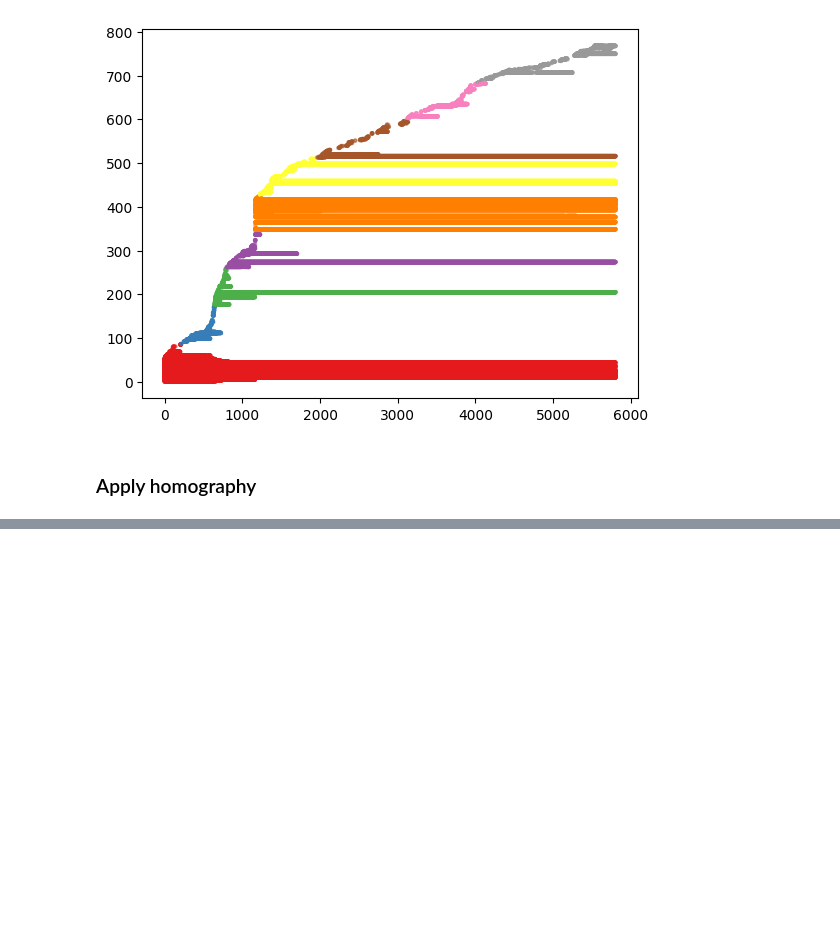
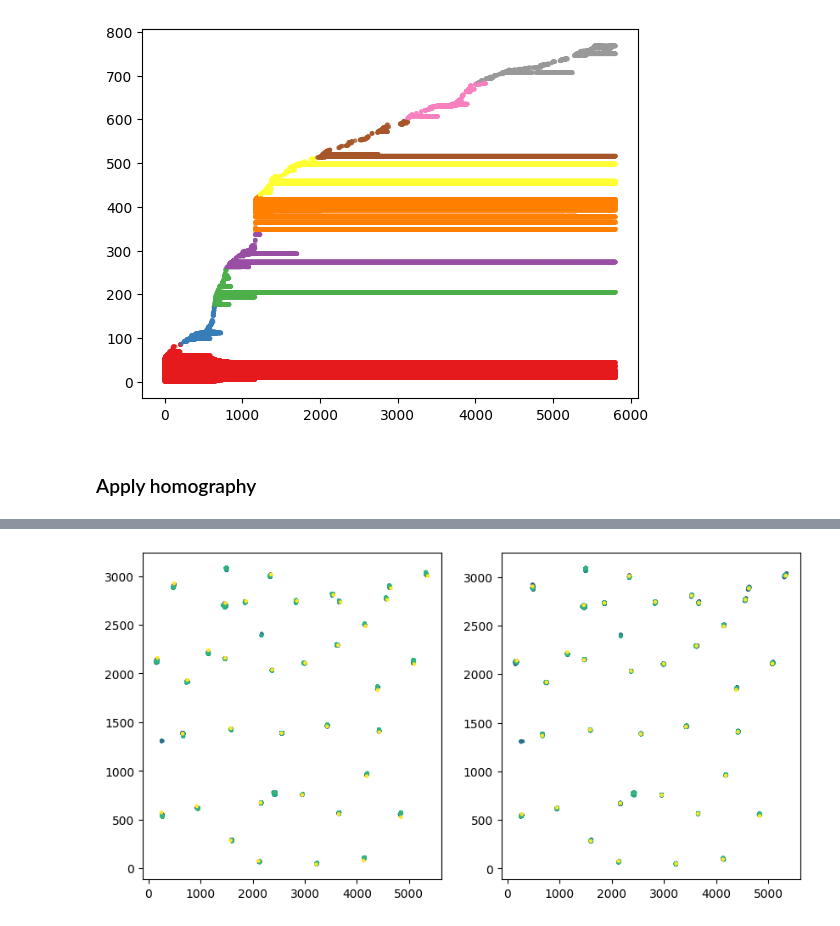
Before and after one commit to projectmela/SpatialRegistration, a Jupyter notebook: 05_GetAnchorFrames.ipynb, the cells around one changed output, grey strips where cells are left out. Cells and saved outputs as stored; diff of their text form; code cells hidden in the pictures; blank space fills up the shorter version.

Commit message:
simulate data and get anchors

```diff
--- a/05_GetAnchorFrames.ipynb
+++ b/05_GetAnchorFrames.ipynb
@@ -122,0 +108,8 @@ df.head()
+# %%
+df = pd.read_csv('/Users/vivekhsridhar/Library/Mobile Documents/com~apple~CloudDocs/Documents/Code/Python/SpatialRegistration/io/tracksp1d1.csv')
+df['x'] = df['bb_left'] + df['bb_width']/2
+df['y'] = df['bb_top'] + df['bb_height']/2
+df['idx'] = df['track_id']
+
+df = df.loc[:,['frame', 'x', 'y', 'idx']]
+df.head()
@@ -342,7 +354,10 @@ plt.plot(np.linspace(0,df['frame'].max()), np.linspace(0,df['frame'].max()), c='
 # %%
 fig,(ax1,ax2) = plt.subplots(1,2, figsize=(10,5))
 
-ax1.scatter(df.loc[df['best_anchor_frame'] == 0, 'x'], df.loc[df['best_anchor_frame'] == 0, 'y'], c=df.loc[df['best_anchor_frame'] == 0, 'frame'], s=5)
-ax2.scatter(df.loc[df['best_anchor_frame'] == 0, 'transformed_x'], df.loc[df['best_anchor_frame'] == 0, 'transformed_y'], c=df.loc[df['best_anchor_frame'] == 0, 'frame'], s=5)
+anchor = 3478
+ax1.scatter(df.loc[df['best_anchor_frame'] == anchor, 'x'], df.loc[df['best_anchor_frame'] == anchor, 'y'], c=df.loc[df['best_anchor_frame'] == anchor, 'frame'], s=5)
+ax2.scatter(df.loc[df['best_anchor_frame'] == anchor, 'transformed_x'], df.loc[df['best_anchor_frame'] == anchor, 'transformed_y'], c=df.loc[df['best_anchor_frame'] == anchor, 'frame'], s=5)
 
 plt.show()
+# %% [output]
+[figure, added]
```
Also changed, not shown: parts of 9 cells of this notebook.
